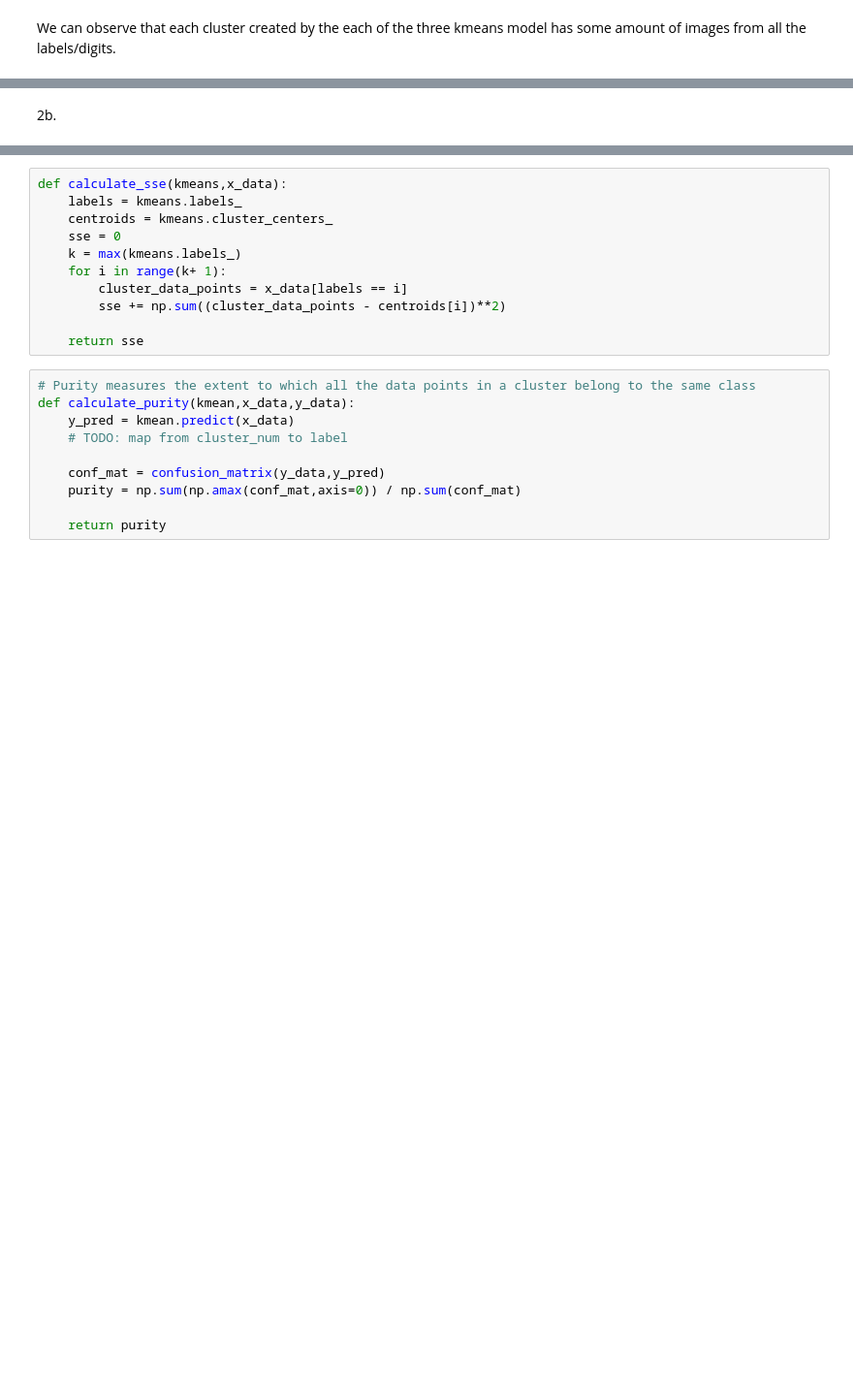
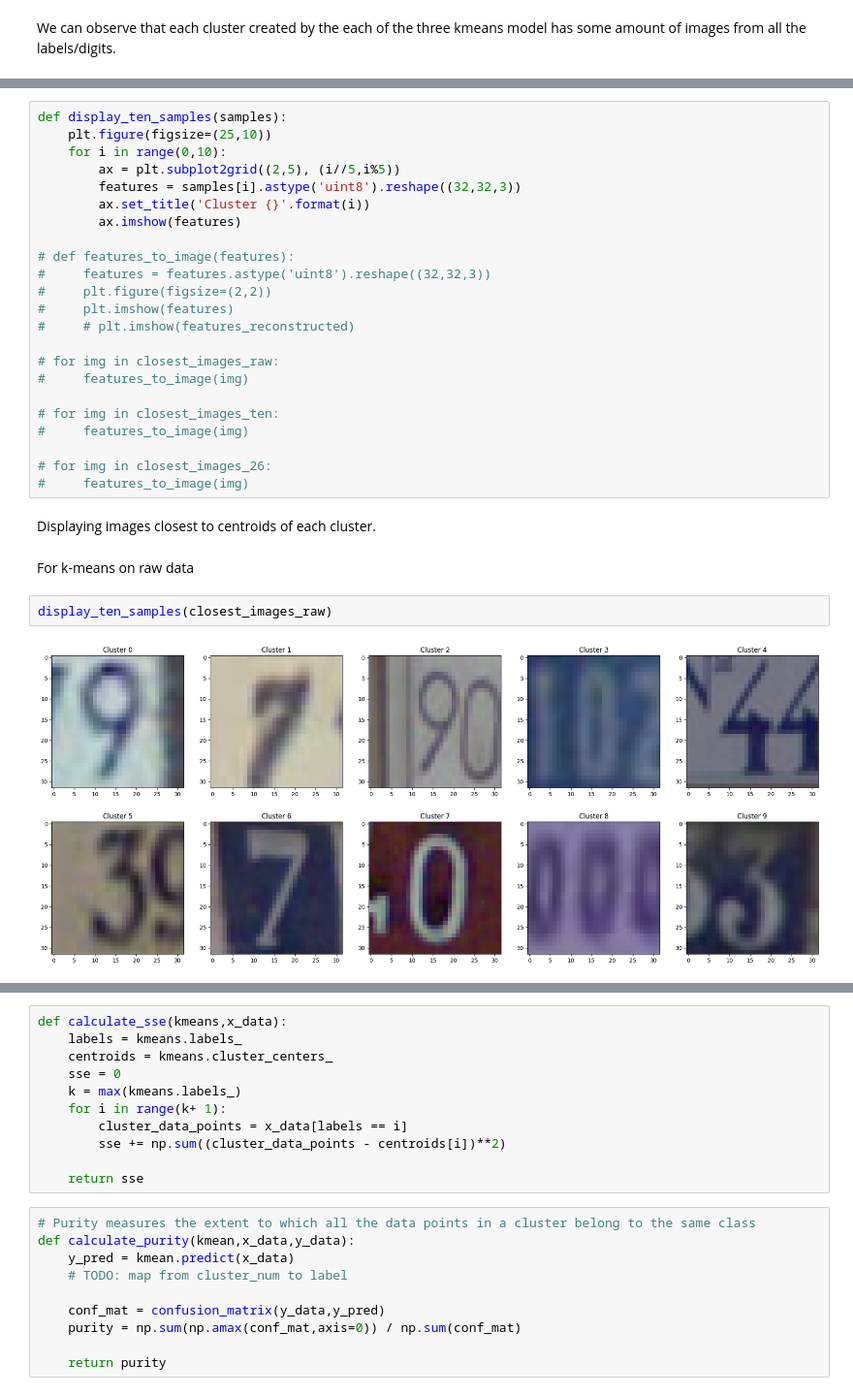
Before and after one commit to TYCN129/FoML---CS3390, a Jupyter notebook: q2.ipynb, the cells around one changed output, grey strips where cells are left out. Shown at 97% size. Drawn from its saved outputs; the diff is of its cells as text; blank space fills up the shorter version.

Commit message:
Formatting and bug fixes

```diff
--- a/q2.ipynb
+++ b/q2.ipynb
@@ -103,2 +115,31 @@ for img in closest_images_26:
-# %% [markdown]
-2b.
+# %%
+def display_ten_samples(samples):
+    plt.figure(figsize=(25,10))
+    for i in range(0,10):
+        ax = plt.subplot2grid((2,5), (i//5,i%5))
+        features = samples[i].astype('uint8').reshape((32,32,3))
+        ax.set_title('Cluster {}'.format(i))
+        ax.imshow(features)
+
+# def features_to_image(features):
+#     features = features.astype('uint8').reshape((32,32,3))
+#     plt.figure(figsize=(2,2))
+#     plt.imshow(features)
+#     # plt.imshow(features_reconstructed)
+
+# for img in closest_images_raw:
+#     features_to_image(img)
+
+# for img in closest_images_ten:
+#     features_to_image(img)
+
+# for img in closest_images_26:
+#     features_to_image(img)
+# %% [markdown]
+Displaying images closest to centroids of each cluster.
+# %% [markdown]
+For k-means on raw data
+# %%
+display_ten_samples(closest_images_raw)
+# %% [output]
+[figure, added]
```
Also changed, not shown: parts of 27 cells of this notebook, 1 other file.
